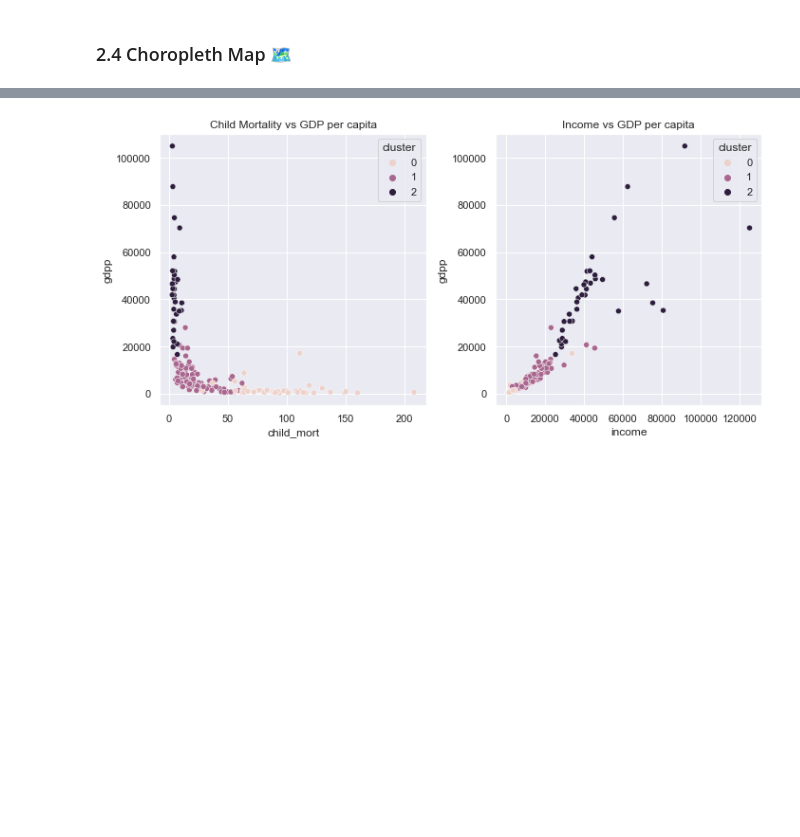
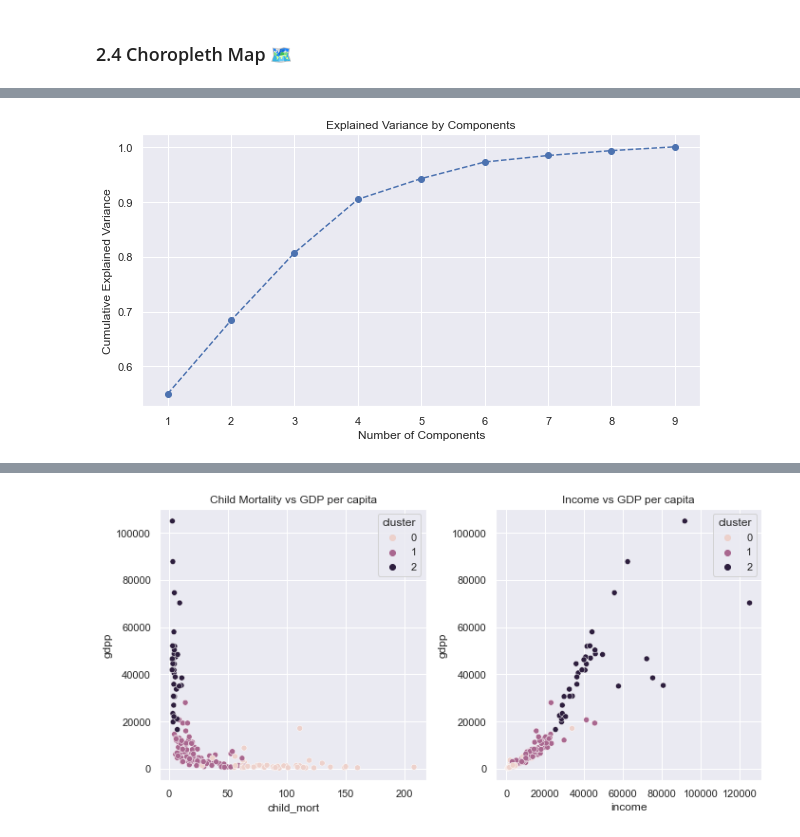
Before and after one commit to Kiindwt/ML_Country_Cluster, a Jupyter notebook: country.ipynb, the cells around one changed output, grey strips where cells are left out. Saved outputs shown, nothing was run; the diff lists cells and outputs as text; code cells hidden in the pictures; blank space fills up the shorter version.

```diff
--- a/country.ipynb
+++ b/country.ipynb
@@ -394,0 +365,17 @@ plt.show()
+# %%
+# reduce dimensionality
+pca = PCA()
+data_pca = pca.fit_transform(data_scaled)
+
+df_pca = pd.DataFrame(data_pca, columns=df.columns[1:])
+# %%
+# plot explained variance ratio
+plt.figure(figsize=(10, 5))
+plt.plot(range(1, len(pca.explained_variance_ratio_) + 1), pca.explained_variance_ratio_.cumsum(), marker='o', linestyle='--')
+plt.title('Explained Variance by Components')
+plt.xlabel('Number of Components')
+plt.ylabel('Cumulative Explained Variance')
+plt.xticks(np.arange(1, len(pca.explained_variance_ratio_) + 1))
+plt.show()
+# %% [output]
+[figure, added]
```
Also changed, not shown: parts of 27 cells of this notebook.
